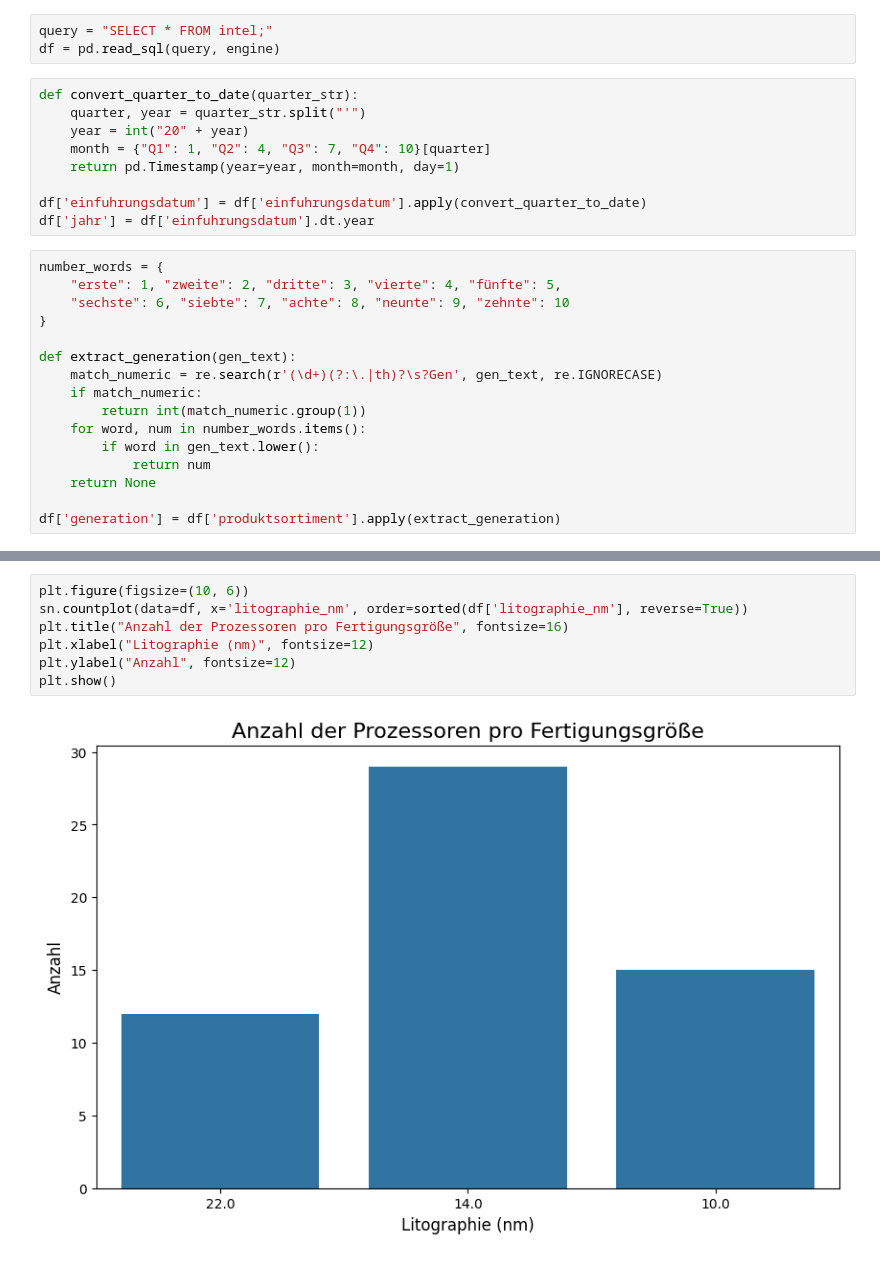
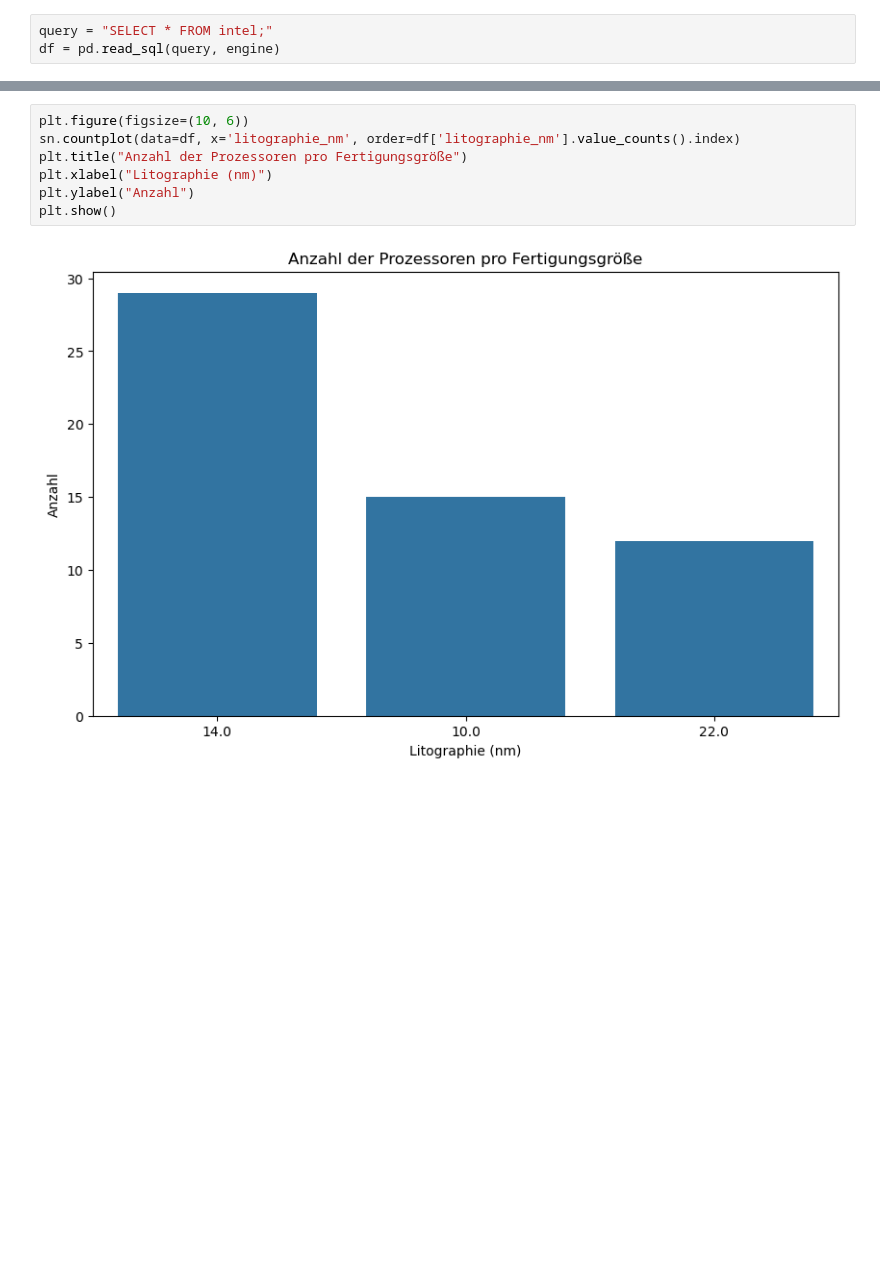
Before and after one commit to lamasmithueten/big_data_analytics, a Jupyter notebook: Datenanalyse/test.ipynb, the cells around one changed output, grey strips where cells are left out. Cells and saved outputs as stored; diff of their text form; blank space fills up the shorter version.

Commit message:
Grundtatkfrequenz Graph angepasst

```diff
--- a/Datenanalyse/test.ipynb
+++ b/Datenanalyse/test.ipynb
@@ -23,28 +21,3 @@ engine = create_engine(db_url)
 # %%
 query = "SELECT * FROM intel;"
 df = pd.read_sql(query, engine)
-# %%
-def convert_quarter_to_date(quarter_str):
-    quarter, year = quarter_str.split("'")
-    year = int("20" + year)
-    month = {"Q1": 1, "Q2": 4, "Q3": 7, "Q4": 10}[quarter]
-    return pd.Timestamp(year=year, month=month, day=1)
-
-df['einfuhrungsdatum'] = df['einfuhrungsdatum'].apply(convert_quarter_to_date)
-df['jahr'] = df['einfuhrungsdatum'].dt.year
-# %%
-number_words = {
-    "erste": 1, "zweite": 2, "dritte": 3, "vierte": 4, "fünfte": 5,
-    "sechste": 6, "siebte": 7, "achte": 8, "neunte": 9, "zehnte": 10
-}
-
-def extract_generation(gen_text):
-    match_numeric = re.search(r'(\d+)(?:\.|th)?\s?Gen', gen_text, re.IGNORECASE)
-    if match_numeric:
-        return int(match_numeric.group(1))
-    for word, num in number_words.items():
-        if word in gen_text.lower():
-            return num
-    return None
-
-df['generation'] = df['produktsortiment'].apply(extract_generation)
@@ -60,9 +73,9 @@ plt.show()
 # %%
 plt.figure(figsize=(10, 6))
-sn.countplot(data=df, x='litographie_nm', order=sorted(df['litographie_nm'], reverse=True))
-plt.title("Anzahl der Prozessoren pro Fertigungsgröße", fontsize=16)
-plt.xlabel("Litographie (nm)", fontsize=12)
-plt.ylabel("Anzahl", fontsize=12)
+sn.countplot(data=df, x='litographie_nm', order=df['litographie_nm'].value_counts().index)
+plt.title("Anzahl der Prozessoren pro Fertigungsgröße")
+plt.xlabel("Litographie (nm)")
+plt.ylabel("Anzahl")
 plt.show()
 # %% [output]
-[figure, old version]
+[figure, new version]
```
Also changed, not shown: parts of 15 cells of this notebook.
